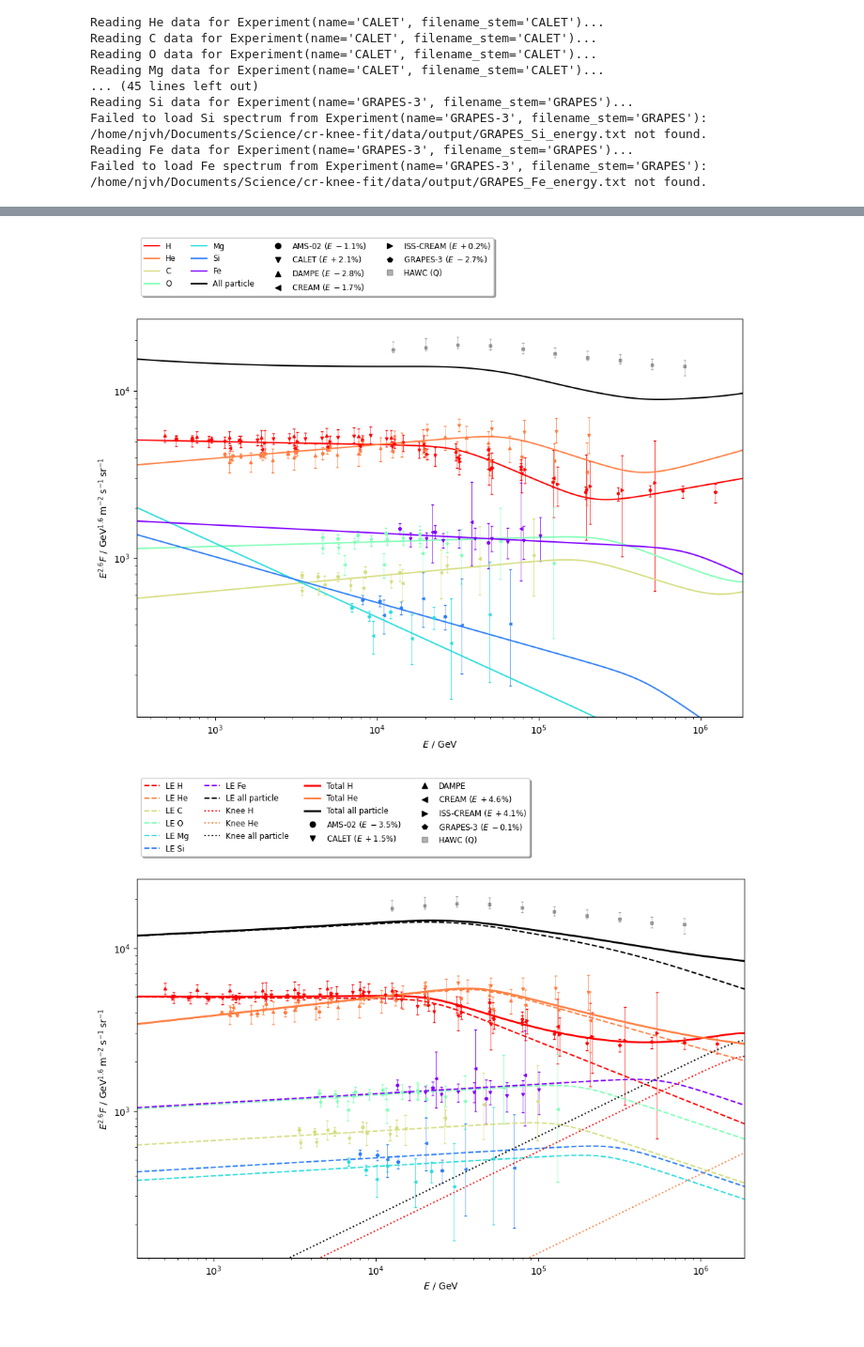
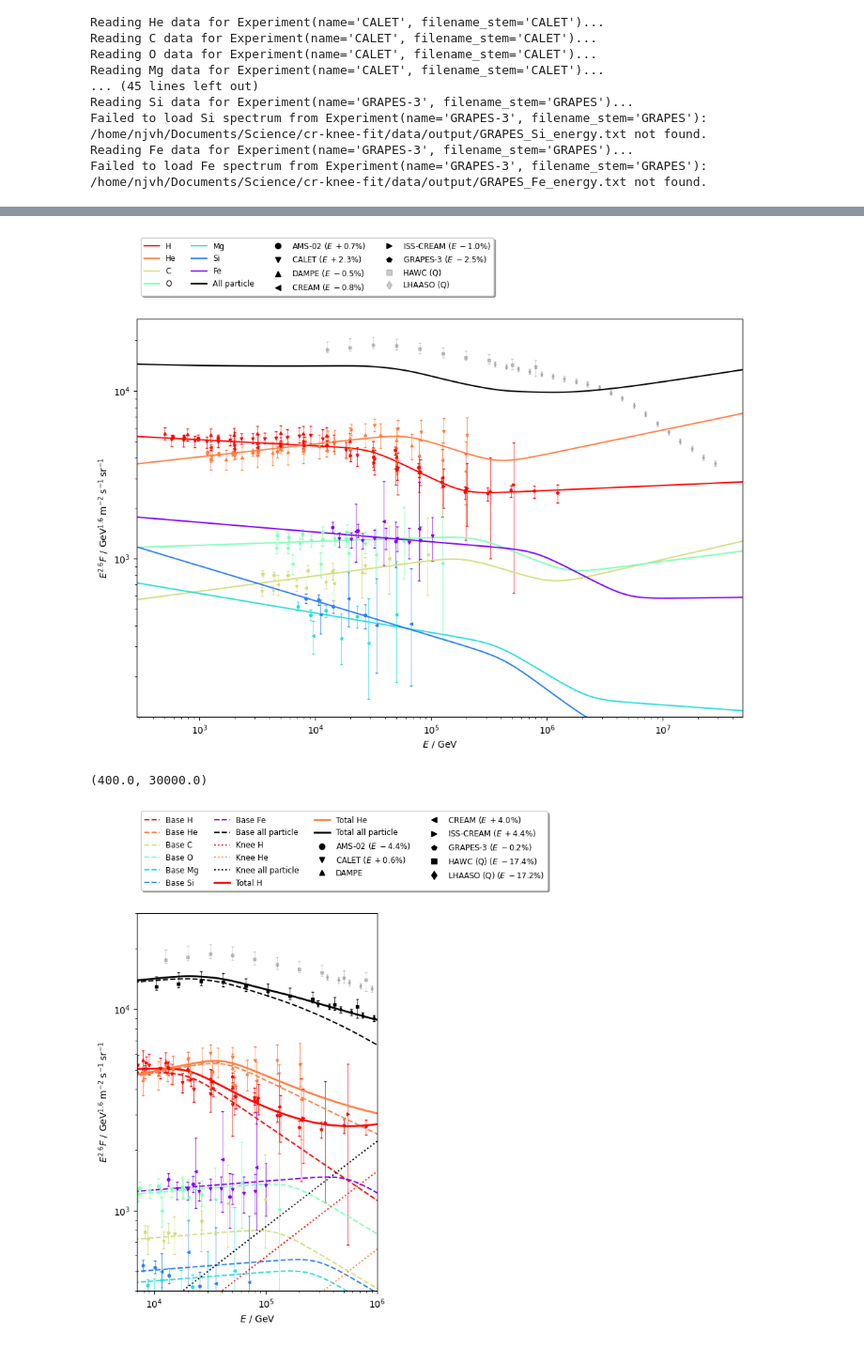
Before and after one commit to nj-vs-vh/EVA, a Jupyter notebook: elements-balance.ipynb, the cells around one changed output, grey strips where cells are left out. Shown at 94% size. Saved outputs shown, nothing was run; the diff lists cells and outputs as text; code cells hidden in the pictures.

Commit message:
plots for icrc

```diff
--- a/elements-balance.ipynb
+++ b/elements-balance.ipynb
@@ -98,29 +98,55 @@ GoodnessOfFit(max_logpost=np.float64(-61.84606511931642), loglike_at_map=-77.621
 # %%
-validation_data = Data.load(config=DataConfig(experiments_all_particle=[experiments.hawc]))
+allparticle_data = Data.load(
+    config=DataConfig(experiments_all_particle=[experiments.hawc, experiments.lhaaso_qgsjet])
+)
 # %%
 assert bestfit is not None
 bestfit.plot_spectra(
     fit_data=fit_data,
     scale=2.6,
-    validation_data=validation_data,
+    validation_data=allparticle_data,
 );
 # %% [output]
-[figure, old version]
+[figure, new version]
 # %%
 from pathlib import Path
 
+from matplotlib import pyplot as plt
+
 from cr_knee_fit.model_ import Model
 
-twopop_dir = Path("out/2pop/")
+fit_data = Data.load(
+    config=DataConfig(
+        experiments_elements=[
+            *experiments.DIRECT,
+            experiments.grapes,
+        ],
+        experiments_all_particle=[experiments.hawc, experiments.lhaaso_qgsjet],
+    ),
+)
+
+scale = 2.6
+
+twopop_dir = Path("out/2pop")
 twopop_fit_config = FitConfig.model_validate_json((twopop_dir / "config-dump.json").read_text())
 twopop_model_best = Model.load(twopop_dir / "posterior-ml.txt", layout_info=twopop_fit_config.model)
 assert twopop_model_best is not None
-twopop_model_best.energy_shifts.lg_shifts[experiments.hawc] = 0
-twopop_model_best.plot_spectra(
-    fit_data=fit_data,
-    scale=2.6,
-    validation_data=validation_data,
-);
+
+fig, ax = plt.subplots(figsize=(6, 8))
+
+fig = twopop_model_best.plot_spectra(fit_data=fit_data, scale=scale, axes=ax)
+
+allparticle_data.plot_spectra(
+    scale=scale,
+    is_fitted=False,
+    describe=False,
+    ax=ax,
+    legend=False,
+)
+
+ax.set_xlim(left=7e3, right=1e6)
+ax.set_ylim(bottom=4e2, top=3e4)
 # %% [output]
+(400.0, 30000.0)
-[figure, old version]
+[figure, new version]
 # %%
```
Also changed, not shown: parts of 5 cells of this notebook, 9 other files.
